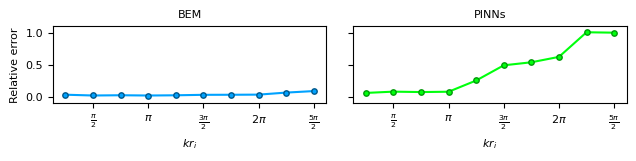
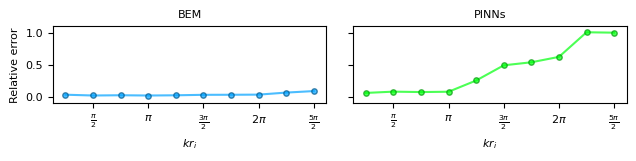
The change to this notebook cell's code, shown as a diff; its figure went from the first image to the second:
--- before
+++ after
@@ -19,6 +19,6 @@
     
 # -------------------- BEM --------------------
-axs[0].plot(bem_k_values, l2_errors, color="#00a2ff", zorder=1)
-axs[0].scatter(bem_k_values, l2_errors, s=15, color="#00a2ff",
+axs[0].plot(bem_k_values, l2_errors, color="#00a2ff", alpha=0.7, zorder=1)
+axs[0].scatter(bem_k_values, l2_errors, s=15, color="#00a2ff", alpha=0.7,
                edgecolor="#00578a", zorder=2)
 
@@ -31,6 +31,6 @@
 
 # -------------------- PINNs --------------------
-axs[1].plot(pinns_k_values, pinns_l2_errors, color="#00ff0d", zorder=1)
-axs[1].scatter(pinns_k_values, pinns_l2_errors, s=15, color="#00ff0d",
+axs[1].plot(pinns_k_values, pinns_l2_errors, color="#00ff0d", alpha=0.7, zorder=1)
+axs[1].scatter(pinns_k_values, pinns_l2_errors, s=15, color="#00ff0d", alpha=0.7,
                edgecolor="#009908", zorder=2)
 

Commit: Add execution log for comparison_figure_compose script